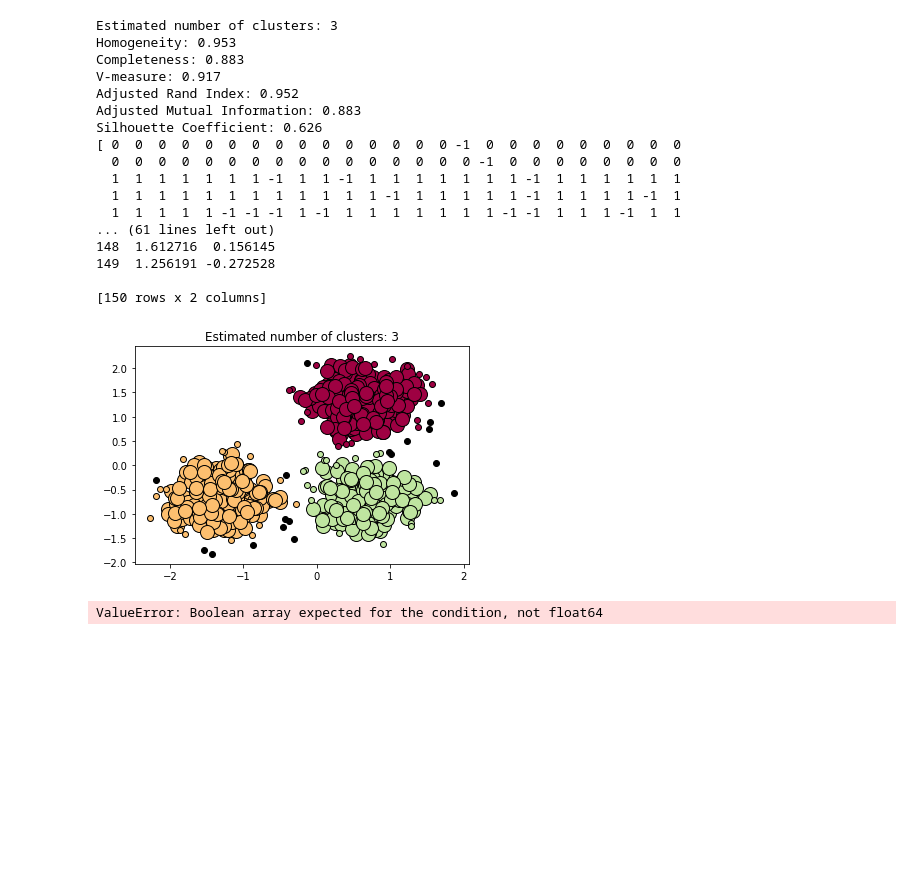
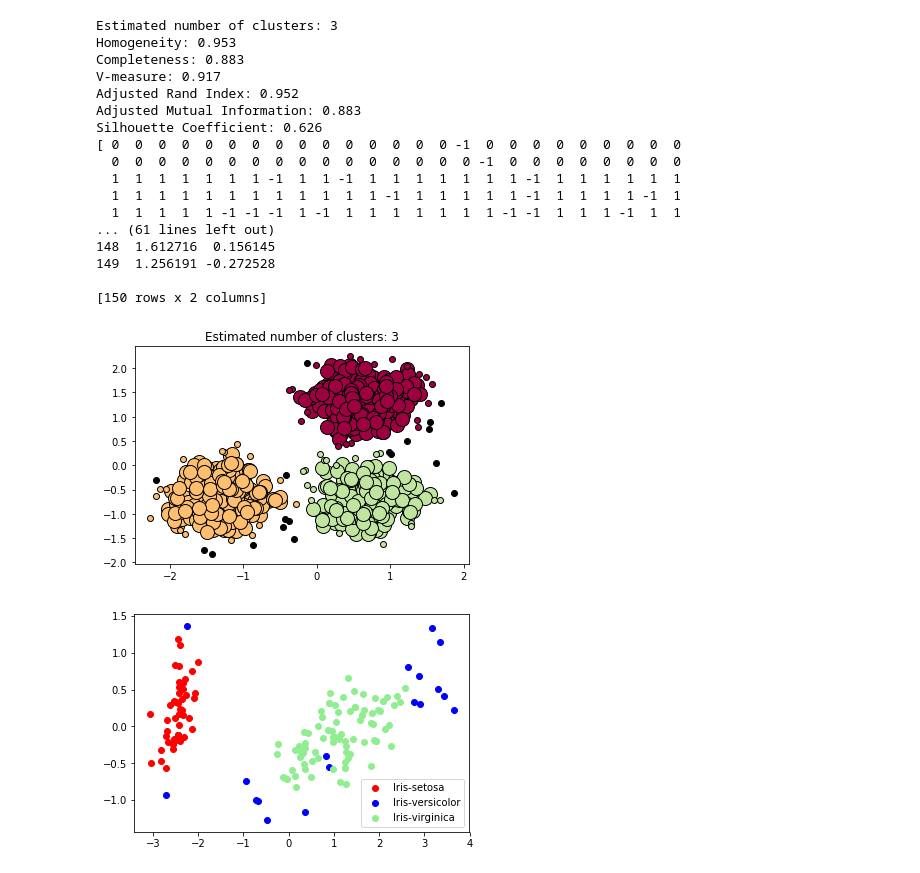
Before and after one commit to anthonymak/datascience, a Jupyter notebook: clustering/DBScan Clustering.ipynb, the cells around one changed output. Drawn from its saved outputs; the diff is of its cells as text; code cells hidden in the pictures; blank space fills up the shorter version.

Commit message:
added visualization

```diff
--- a/clustering/DBScan Clustering.ipynb
+++ b/clustering/DBScan Clustering.ipynb
@@ -92,34 +74,34 @@ Silhouette Coefficient: 0.626
 import matplotlib.pyplot as plt
 
 # Black removed and is used for noise instead.
 unique_labels = set(labels)
 colors = [plt.cm.Spectral(each)
           for each in np.linspace(0, 1, len(unique_labels))]
 for k, col in zip(unique_labels, colors):
     if k == -1:
         # Black used for noise.
         col = [0, 0, 0, 1]
 
     class_member_mask = (labels == k)
 
     xy = X[class_member_mask & core_samples_mask]
     plt.plot(xy[:, 0], xy[:, 1], 'o', markerfacecolor=tuple(col),
              markeredgecolor='k', markersize=14)
 
     xy = X[class_member_mask & ~core_samples_mask]
     plt.plot(xy[:, 0], xy[:, 1], 'o', markerfacecolor=tuple(col),
              markeredgecolor='k', markersize=6)
 
 plt.title('Estimated number of clusters: %d' % n_clusters_)
 plt.show()
 
 #Mine
-plt.scatter(transformed[y=='Iris-setosa'][0], transformed[y=='Iris-setosa'][1], label='Iris-setosa', c='red')
-plt.scatter(transformed[y=='Iris-versicolor'][0], transformed[y=='Iris-versicolor'][1], label='Iris-versicolor', c='blue')
-plt.scatter(transformed[y=='Iris-virginica'][0], transformed[y=='Iris-virginica'][1], label='Iris-virginica', c='lightgreen')
+plt.scatter(transformed[db2.labels_==0][0], transformed[db2.labels_==0][1], label='Iris-setosa', c='red')
+plt.scatter(transformed[db2.labels_==-1][0], transformed[db2.labels_==-1][1], label='Iris-versicolor', c='blue')
+plt.scatter(transformed[db2.labels_==1][0], transformed[db2.labels_==1][1], label='Iris-virginica', c='lightgreen')
 
 plt.legend()
 plt.show()
 # %% [output]
 [figure]
-ValueError: Boolean array expected for the condition, not float64
+[figure, added]
```
Also changed, not shown: parts of 1 cell of this notebook.
